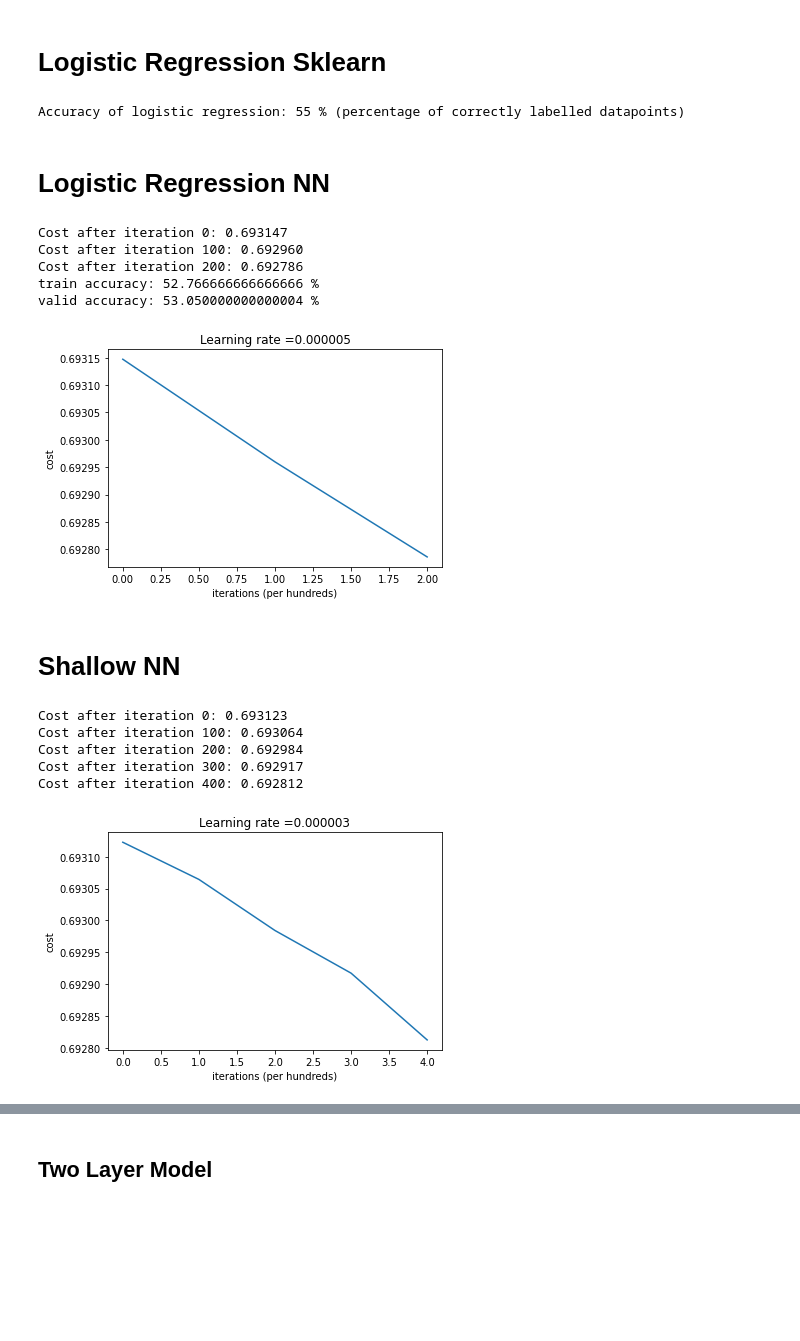
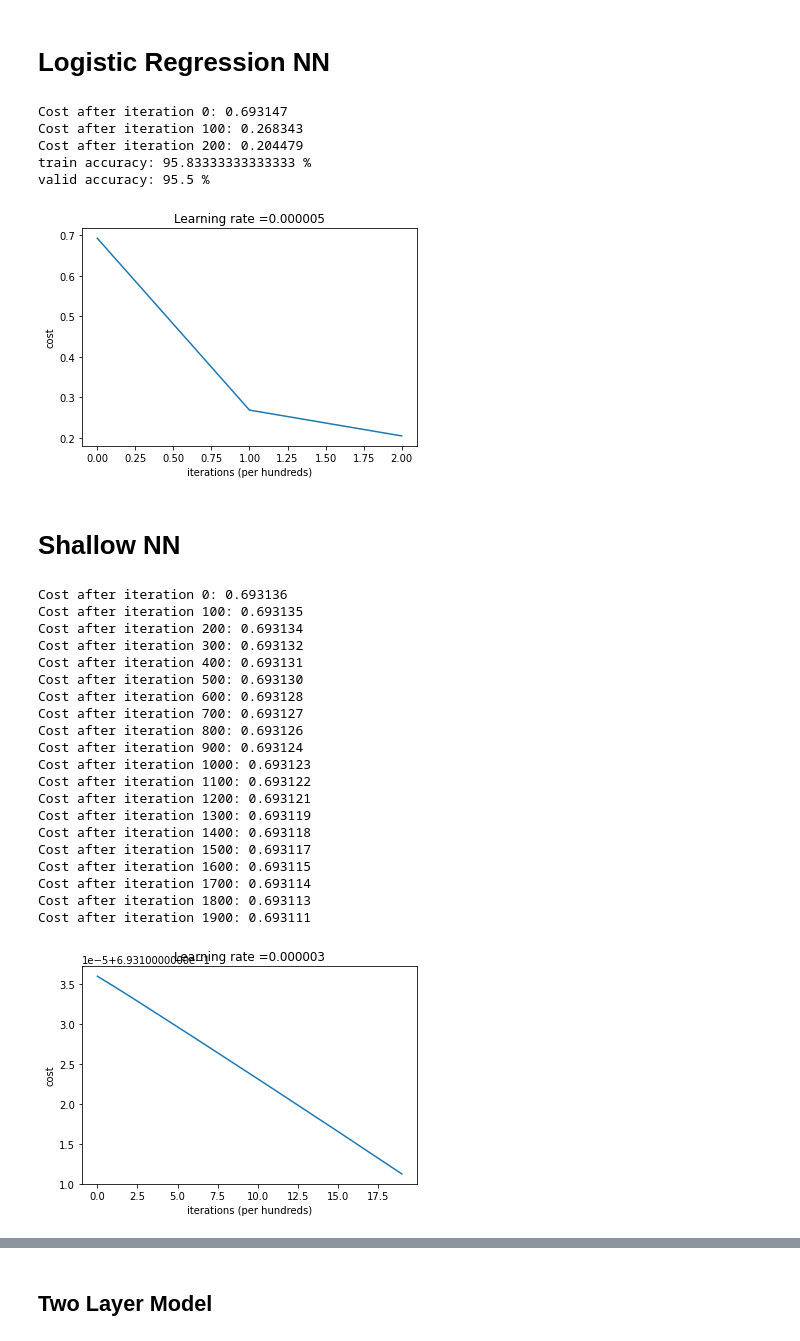
Before and after one commit to capt2101akash/deep_learning, a Jupyter notebook: main.ipynb, the cells around one changed output, grey strips where cells are left out. Cells and saved outputs as stored; diff of their text form; code cells hidden in the pictures; blank space fills up the shorter version.

```diff
--- a/main.ipynb
+++ b/main.ipynb
@@ -5,7 +5,7 @@ import sklearn.datasets
 import sklearn.linear_model
 from PIL import Image
 # %%
-train_x, train_x_log, train_y, test_x, test_y, valid_x, valid_x_log, valid_y = load_data()
+train_x, train_y, valid_x, valid_y, test_x, test_y = load_data()
 train_y = train_y.reshape(train_y.shape[0], -1).T
 train_x = train_x.T
 
@@ -18,17 +22,6 @@ valid_x = valid_x.T
 train_x = train_x/255
 valid_x = valid_x/255
 test_x = test_x/255
-# %% [markdown]
-# Logistic Regression Sklearn
-# %%
-clf = sklearn.linear_model.LogisticRegressionCV(max_iter = 1000)
-clf.fit(train_x_log, train_y.T)
-
-LR_predictions = clf.predict(valid_x_log)
-print ('Accuracy of logistic regression: %d ' % float((np.dot(valid_y,LR_predictions) + np.dot(1-valid_y,1-LR_predictions))/float(valid_y.size)*100) +
-       '% ' + "(percentage of correctly labelled datapoints)")
-# %% [output]
-Accuracy of logistic regression: 55 % (percentage of correctly labelled datapoints)
 # %% [markdown]
 # Logistic Regression NN
 # %%
@@ -68,14 +61,14 @@ def model(X_train, Y_train, X_test, Y_test, num_iterations = 2000, learning_rate
      plt.show()
      return d
 # %%
-d = model(train_x, train_y, valid_x, valid_y, num_iterations = 300, learning_rate = 0.000005, print_cost = True)
+d = model(train_x, train_y, valid_x, valid_y, num_iterations = 300, learning_rate = 0.005, print_cost = True)
 # %% [output]
 Cost after iteration 0: 0.693147
-Cost after iteration 100: 0.692960
-Cost after iteration 200: 0.692786
-train accuracy: 52.766666666666666 %
-valid accuracy: 53.050000000000004 %
+Cost after iteration 100: 0.268343
+Cost after iteration 200: 0.204479
+train accuracy: 95.83333333333333 %
+valid accuracy: 95.5 %
-[figure, old version]
+[figure, new version]
 # %% [markdown]
 # Shallow NN
 # %%
@@ -124,18 +117,33 @@ def nn_model(X, Y, n_h, num_iterations = 10000, print_cost=False):
 
     return parameters
 # %%
-parameters = nn_model(train_x, train_y, n_h = 4, num_iterations = 500, print_cost=True)
+parameters = nn_model(train_x, train_y, n_h = 4, num_iterations = 2000, print_cost=True)
 
 # Plot the decision boundary
 # plot_decision_boundary(lambda x: predict(parameters, x.T), X, Y)
 # plt.title("Decision Boundary for hidden layer size " + str(4))
 # %% [output]
-Cost after iteration 0: 0.693123
-Cost after iteration 100: 0.693064
-Cost after iteration 200: 0.692984
-Cost after iteration 300: 0.692917
-Cost after iteration 400: 0.692812
+Cost after iteration 0: 0.693136
+Cost after iteration 100: 0.693135
+Cost after iteration 200: 0.693134
+Cost after iteration 300: 0.693132
+Cost after iteration 400: 0.693131
+Cost after iteration 500: 0.693130
+Cost after iteration 600: 0.693128
+Cost after iteration 700: 0.693127
+Cost after iteration 800: 0.693126
+Cost after iteration 900: 0.693124
+Cost after iteration 1000: 0.693123
+Cost after iteration 1100: 0.693122
+Cost after iteration 1200: 0.693121
+Cost after iteration 1300: 0.693119
+Cost after iteration 1400: 0.693118
+Cost after iteration 1500: 0.693117
+Cost after iteration 1600: 0.693115
+Cost after iteration 1700: 0.693114
+Cost after iteration 1800: 0.693113
+Cost after iteration 1900: 0.693111
-[figure, old version]
+[figure, new version]
 # %%
 predictions = predict(parameters, valid_x)
 print ('Accuracy: %d' % float((np.dot(valid_y,predictions.T) + np.dot(1-valid_y,1-predictions.T))/float(valid_y.size)*100) + '%')
```
Also changed, not shown: parts of 31 cells of this notebook, 3 other files.
